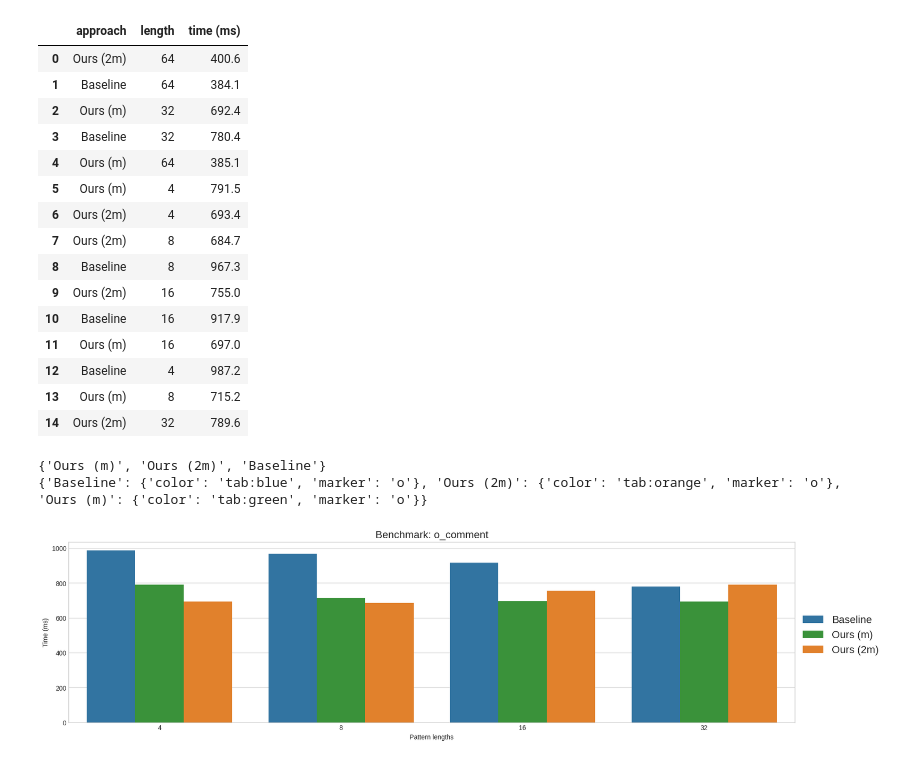
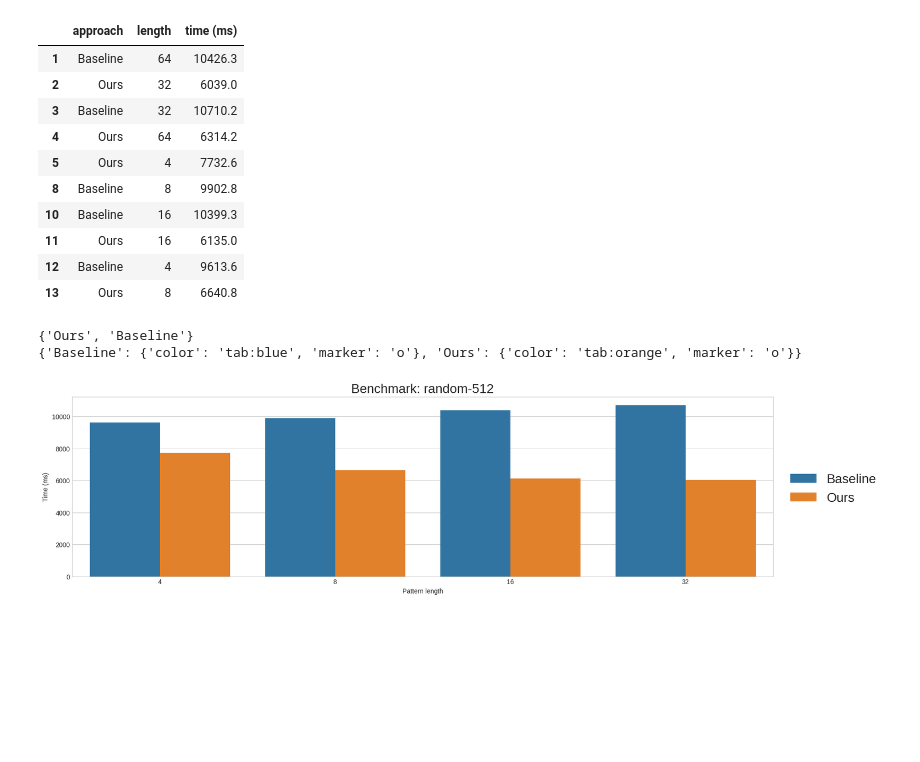
Before and after one commit to stoianmihail/faster-like, a Jupyter notebook: plot.ipynb, the cells around one changed output. Cells and saved outputs as stored; diff of their text form; code cells hidden in the pictures; blank space fills up the shorter version.

```diff
--- a/plot.ipynb
+++ b/plot.ipynb
@@ -5,7 +5,9 @@ import matplotlib.pyplot as plt
 plt.style.use('seaborn-whitegrid')
 import pandas as pd
 # %%
-directory = 'experiments-o_comment-12:47:03-2022-11-07'
+directory = 'experiments-random512-12:50:57-2022-11-07'
+# directory = 'experiments-o_comment-12:47:03-2022-11-07'
+
 TYPE = directory.split('-')[1]
 
 if TYPE == 'random512':
@@ -53,9 +55,9 @@ def transform(approach):
     if approach == "standard":
         return "Baseline"
     elif approach == "faster":
-        return "Ours (m)"
+        return "Ours"
     elif approach == "double":
-        return "Ours (2m)"
+        return "Ignore"
     print(approach)
     assert 0
 
@@ -101,25 +103,21 @@ my_dir = directory
 ds1 = collect_query_data(my_dir)
 
 data = pd.DataFrame(ds1)
+data = data.loc[data["approach"] != "Ignore"]
 data.rename(columns = {'time' : 'time (ms)'}, inplace = True)
 data
 # %% [output]
 |  | approach | length | time (ms) |
-| 0 | Ours (2m) | 64 | 400.6 |
-| 1 | Baseline | 64 | 384.1 |
-| 2 | Ours (m) | 32 | 692.4 |
-| 3 | Baseline | 32 | 780.4 |
-| 4 | Ours (m) | 64 | 385.1 |
-| 5 | Ours (m) | 4 | 791.5 |
-| 6 | Ours (2m) | 4 | 693.4 |
-| 7 | Ours (2m) | 8 | 684.7 |
-| 8 | Baseline | 8 | 967.3 |
-| 9 | Ours (2m) | 16 | 755.0 |
-| 10 | Baseline | 16 | 917.9 |
-| 11 | Ours (m) | 16 | 697.0 |
-| 12 | Baseline | 4 | 987.2 |
-| 13 | Ours (m) | 8 | 715.2 |
-| 14 | Ours (2m) | 32 | 789.6 |
+| 1 | Baseline | 64 | 10426.3 |
+| 2 | Ours | 32 | 6039.0 |
+| 3 | Baseline | 32 | 10710.2 |
+| 4 | Ours | 64 | 6314.2 |
+| 5 | Ours | 4 | 7732.6 |
+| 8 | Baseline | 8 | 9902.8 |
+| 10 | Baseline | 16 | 10399.3 |
+| 11 | Ours | 16 | 6135.0 |
+| 12 | Baseline | 4 | 9613.6 |
+| 13 | Ours | 8 | 6640.8 |
 # %%
 markers = ["o", "o", "o", "s", "s", "s", "P", "P", "P", "<", "<", "<"]
 colors = ["tab:blue", "tab:orange", "tab:green", "tab:olive", "tab:red", "tab:purple", "tab:pink", "tab:gray", "tab:olive", "tab:cyan"]
@@ -137,13 +135,13 @@ for elem in sorted(list(all)):
     count += 1
 print(setup)
 # %% [output]
-{'Ours (m)', 'Ours (2m)', 'Baseline'}
-{'Baseline': {'color': 'tab:blue', 'marker': 'o'}, 'Ours (2m)': {'color': 'tab:orange', 'marker': 'o'}, 'Ours (m)': {'color': 'tab:green', 'marker': 'o'}}
+{'Ours', 'Baseline'}
+{'Baseline': {'color': 'tab:blue', 'marker': 'o'}, 'Ours': {'color': 'tab:orange', 'marker': 'o'}}
 # %%
 import seaborn as sns
 from matplotlib import colors
 
-result = ["Baseline", "Ours (m)", "Ours (2m)"]
+result = ["Baseline", "Ours"]
 mycolors = [setup[algo]["color"] for algo in result]
 customPalette = sns.set_palette(sns.color_palette(mycolors))
 lengths = sorted([int(x) for x in list(data["length"].unique())])
@@ -164,45 +162,40 @@ else:
 legDict = dict()
 if not SINGLE_PLOT:
     for index, ax in enumerate(axs.flat):
-        ax.set_title(label=f'Pattern length: {lengths[index]}', size=16)
+        ax.set_title(label=f'Pattern length: {lengths[index]}', size=20)
         if index:
-            # ax.set(xlabel=r'Approach')
             ax.yaxis.label.set_visible(False)
         else:
             ax.set(ylabel="Time (ms)")
 
         ax.set(xticklabels=[])
         ax.set(xlabel=None)
         handles, labels = ax.get_legend_handles_labels()
         ax.get_legend().set_visible(False)
         for i, label in enumerate(labels):
             if not (label in legDict):
                 legDict[label] = handles[i]
 else:
-    # import matplotlib as mpl
-    # import matplotlib as mpl
-    # mpl.rcParams['text.usetex'] = True
-    axs.set_title(label=f'Benchmark: {TYPE}', size=16)
-    axs.set(xlabel=f'Pattern lengths', ylabel="Time (ms)")
+    axs.set_title(label=f'Benchmark: {TYPE}', size=20)
+    axs.set(xlabel=f'Pattern length', ylabel="Time (ms)")
     handles, labels = axs.get_legend_handles_labels()
-    # print(labels)
     axs.get_legend().set_visible(False)
     for index, label in enumerate(labels):
         if not (label in legDict):
             legDict[label] = handles[index]
 
-plt.rcParams['axes.labelsize'] = 16
-plt.rc('xtick', labelsize=16)
-plt.rc('ytick', labelsize=16)
+plt.rcParams['axes.labelsize'] = 20
+plt.rc('xtick', labelsize=20)
+plt.rc('ytick', labelsize=20)
 labels = list(legDict.keys())
 handles = list(legDict.values())
 
 # Add smal spacing around legend box
-fig.legend(handles=handles, labels=labels, loc="center right", borderaxespad=0.5, fontsize=16)
+fig.legend(handles=handles, labels=labels, loc="center right", borderaxespad=0.5, fontsize=20)
 if TYPE == 'o_comment':
-    plt.subplots_adjust(right=0.9)
+    plt.subplots_adjust(right=0.875)
 else:
-    plt.subplots_adjust(right=0.9)
+    plt.subplots_adjust(right=0.875)
 plt.savefig(f'figures/plot-{TYPE}.png', dpi=300)
 # %% [output]
-[figure, old version]
+[figure, new version]
```
Also changed, not shown: 6 other files.
